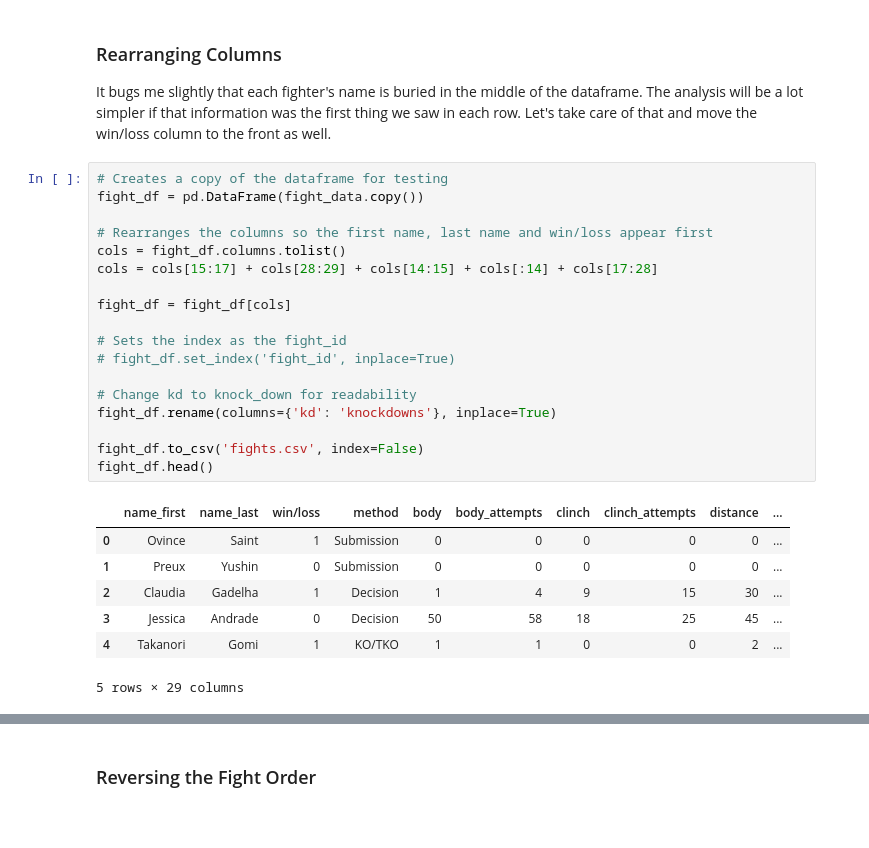
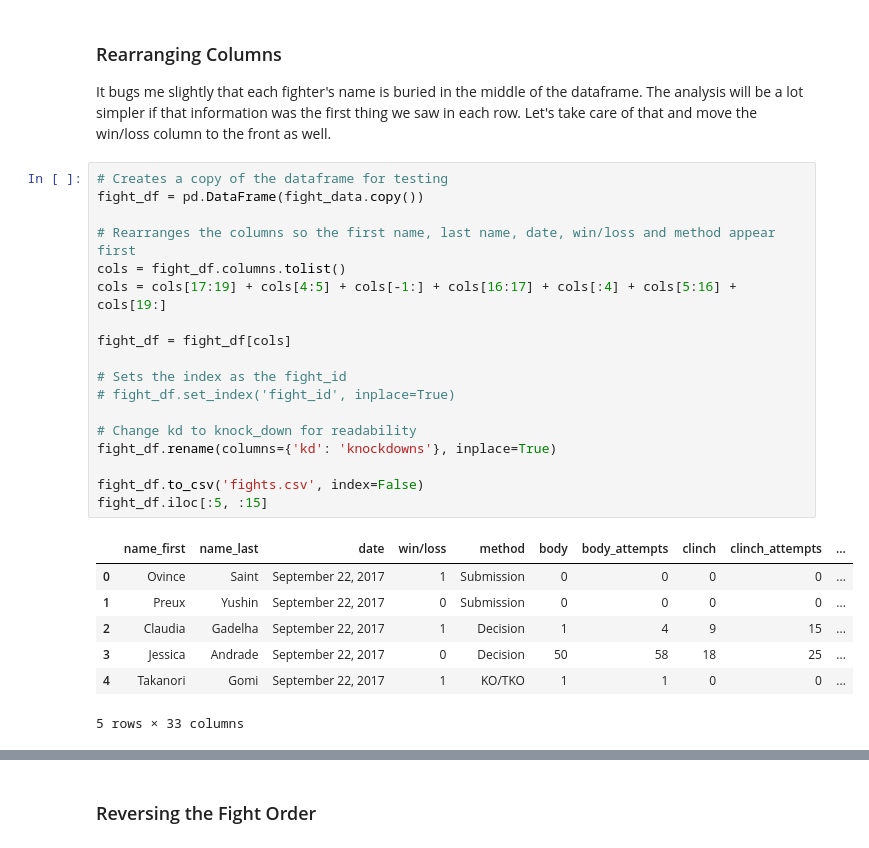
Before and after one commit to cfergusonlee/ufc_fight_analysis, a Jupyter notebook: ufc_analysis.ipynb, the cells around one changed output, grey strips where cells are left out. Drawn from its saved outputs; the diff is of its cells as text.

```diff
--- a/ufc_analysis.ipynb
+++ b/ufc_analysis.ipynb
@@ -232,26 +191,26 @@ It bugs me slightly that each fighter's name is buried in the middle of the data
 # %%
 # Creates a copy of the dataframe for testing
 fight_df = pd.DataFrame(fight_data.copy())
 
-# Rearranges the columns so the first name, last name and win/loss appear first
+# Rearranges the columns so the first name, last name, date, win/loss and method appear first
 cols = fight_df.columns.tolist()
-cols = cols[15:17] + cols[28:29] + cols[14:15] + cols[:14] + cols[17:28]
+cols = cols[17:19] + cols[4:5] + cols[-1:] + cols[16:17] + cols[:4] + cols[5:16] + cols[19:]
 
 fight_df = fight_df[cols]
 
 # Sets the index as the fight_id
 # fight_df.set_index('fight_id', inplace=True)
 
 # Change kd to knock_down for readability
 fight_df.rename(columns={'kd': 'knockdowns'}, inplace=True)
 
 fight_df.to_csv('fights.csv', index=False)
-fight_df.head()
+fight_df.iloc[:5, :15]
 # %% [output]
-|  | name_first | name_last | win/loss | method | body | body_attempts | clinch | clinch_attempts | distance | ... |
-| 0 | Ovince | Saint | 1 | Submission | 0 | 0 | 0 | 0 | 0 | ... |
-| 1 | Preux | Yushin | 0 | Submission | 0 | 0 | 0 | 0 | 0 | ... |
-| 2 | Claudia | Gadelha | 1 | Decision | 1 | 4 | 9 | 15 | 30 | ... |
-| 3 | Jessica | Andrade | 0 | Decision | 50 | 58 | 18 | 25 | 45 | ... |
-| 4 | Takanori | Gomi | 1 | KO/TKO | 1 | 1 | 0 | 0 | 2 | ... |
+|  | name_first | name_last | date | win/loss | method | body | body_attempts | clinch | clinch_attempts | ... |
+| 0 | Ovince | Saint | September 22, 2017 | 1 | Submission | 0 | 0 | 0 | 0 | ... |
+| 1 | Preux | Yushin | September 22, 2017 | 0 | Submission | 0 | 0 | 0 | 0 | ... |
+| 2 | Claudia | Gadelha | September 22, 2017 | 1 | Decision | 1 | 4 | 9 | 15 | ... |
+| 3 | Jessica | Andrade | September 22, 2017 | 0 | Decision | 50 | 58 | 18 | 25 | ... |
+| 4 | Takanori | Gomi | September 22, 2017 | 1 | KO/TKO | 1 | 1 | 0 | 0 | ... |
-5 rows × 29 columns
+5 rows × 33 columns
```
Also changed, not shown: parts of 21 cells of this notebook, 3 other files.
